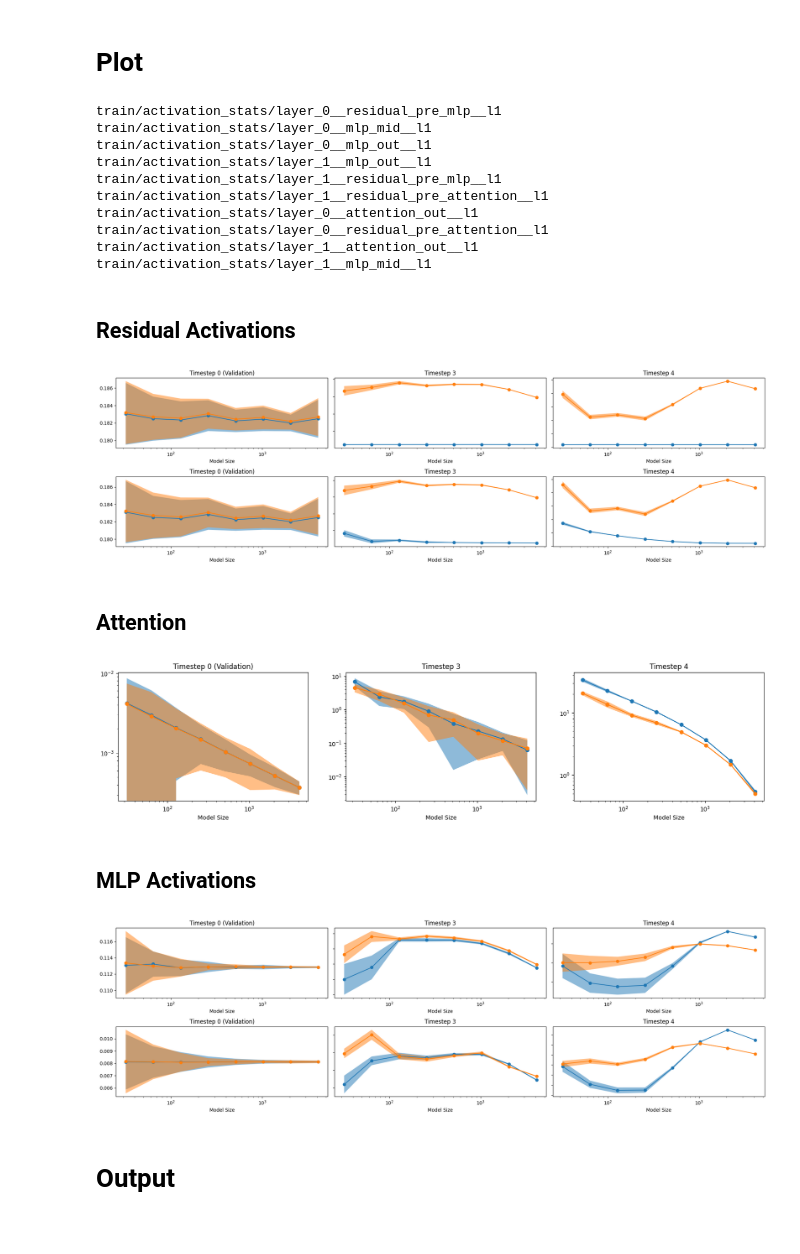
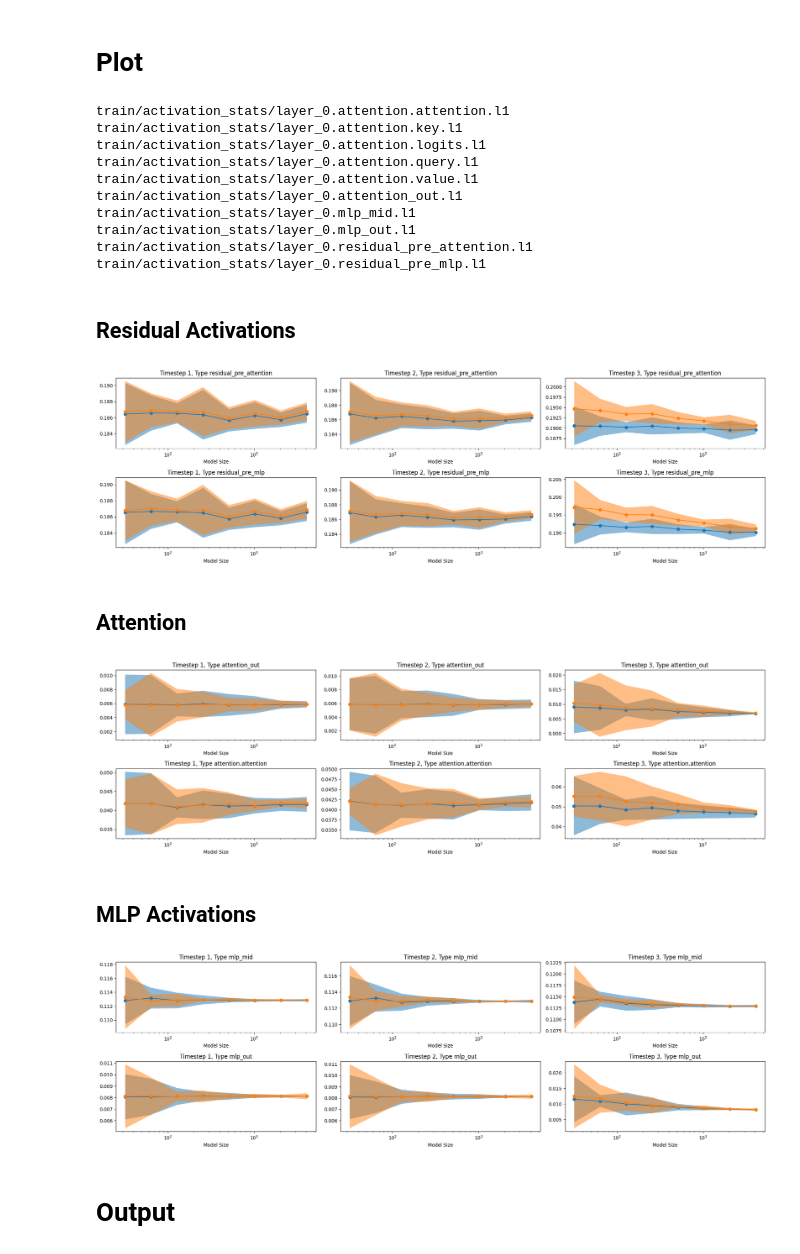
Before and after one commit to langosco/meta-transformer, a Jupyter notebook: notebooks/load-wandb-data.ipynb, the cells around one changed output. Saved outputs shown, nothing was run; the diff lists cells and outputs as text; code cells hidden in the pictures.

```diff
--- a/notebooks/load-wandb-data.ipynb
+++ b/notebooks/load-wandb-data.ipynb
@@ -6,8 +6,8 @@ import pandas as pd
 import tqdm
 
 api = wandb.Api()
-sweep_id = "2t59ndoh" # divide by sqrt(d)
-sweep_id = "mo18ovc2"
+#sweep_id = "ax028kf6"  # lr too high
+sweep_id = "5uy2qtuy"
 sweep = api.sweep("lauro/mup_test/" + sweep_id)
 # %%
 # for run in sweep.runs:
@@ -69,7 +69,7 @@ def get_means_and_stds(act_data):
     return sizes, means, stds
 
 
-def plot_single(timestep: int, name: str, ax=None, title=None):
+def plot_single(timestep: int, name: str, ax=None, title=None, **kwargs):
     """plot one lineplot of activation stats x model size"""
     act_data = get_act_data(timestep, name)
     sizes, means, stds = get_means_and_stds(act_data)
@@ -77,7 +77,7 @@ def plot_single(timestep: int, name: str, ax=None, title=None):
     if ax is None:
         ax = plt.gca()
 
-    ax.plot(sizes, means, "-o")
+    ax.plot(sizes, means, "-o", **kwargs)
     ax.fill_between(sizes, means - stds, means + stds, alpha=0.5)
     ax.set_xlabel('Model Size')
 #    ax.set_ylabel('L1 of Activations')
@@ -105,14 +120,16 @@ def plot_activations(layer: int = 0, layertype: str = "pre_attention", axs=None)
 # %%
 # print columns
-print(*[col for col in wandb_data[0][1].columns if "train/" in col and "l1" in col], sep='\n')
+cols = [col for col in wandb_data[0][1].columns if "train/" in col and "l1" in col and "layer_0" in col]
+cols = sorted(cols)
+print(*cols, sep='\n')
 # %% [output]
-train/activation_stats/layer_0__residual_pre_mlp__l1
-train/activation_stats/layer_0__mlp_mid__l1
-train/activation_stats/layer_0__mlp_out__l1
-train/activation_stats/layer_1__mlp_out__l1
-train/activation_stats/layer_1__residual_pre_mlp__l1
-train/activation_stats/layer_1__residual_pre_attention__l1
-train/activation_stats/layer_0__attention_out__l1
-train/activation_stats/layer_0__residual_pre_attention__l1
-train/activation_stats/layer_1__attention_out__l1
-train/activation_stats/layer_1__mlp_mid__l1
+train/activation_stats/layer_0.attention.attention.l1
+train/activation_stats/layer_0.attention.key.l1
+train/activation_stats/layer_0.attention.logits.l1
+train/activation_stats/layer_0.attention.query.l1
+train/activation_stats/layer_0.attention.value.l1
+train/activation_stats/layer_0.attention_out.l1
+train/activation_stats/layer_0.mlp_mid.l1
+train/activation_stats/layer_0.mlp_out.l1
+train/activation_stats/layer_0.residual_pre_attention.l1
+train/activation_stats/layer_0.residual_pre_mlp.l1
@@ -123,38 +140,44 @@ FIGSIZE = (20, 6)
 # %%
 _, axs = plt.subplots(2, 3, figsize=FIGSIZE)
-plot_activations(layer=0, layertype="residual_pre_attention", axs=axs[0])
-plot_activations(layer=1, layertype="residual_pre_attention", axs=axs[0])
+plot_triple(layer=0, layertype="residual_pre_attention", axs=axs[0])
+plot_triple(layer=1, layertype="residual_pre_attention", axs=axs[0])
 
-plot_activations(layer=0, layertype="residual_pre_mlp", axs=axs[1])
-plot_activations(layer=1, layertype="residual_pre_mlp", axs=axs[1])
+plot_triple(layer=0, layertype="residual_pre_mlp", axs=axs[1])
+plot_triple(layer=1, layertype="residual_pre_mlp", axs=axs[1])
 
 plt.tight_layout()
 # %% [output]
-[figure, old version]
+[figure, new version]
 # %% [markdown]
 ## Attention
 # %%
-_, axs = plt.subplots(1, 3, figsize=(20, 4))
-plot_activations(layer=0, layertype="attention_out", axs=axs)
-plot_activations(layer=1, layertype="attention_out", axs=axs)
+_, axs = plt.subplots(2, 3, figsize=(20, 6))
+plot_triple(layer=0, layertype="attention_out", axs=axs[0])
+plot_triple(layer=1, layertype="attention_out", axs=axs[0])
 
-for ax in axs:
-    ax.set_yscale("log")
+
+plot_triple(layer=0, layertype="attention.attention", axs=axs[1])
+plot_triple(layer=1, layertype="attention.attention", axs=axs[1])
+
+plt.tight_layout()
+
+#for ax in axs:
+#    ax.set_yscale("log")
 # %% [output]
-[figure, old version]
+[figure, new version]
 # %% [markdown]
 ## MLP Activations
 # %%
 _, axs = plt.subplots(2, 3, figsize=FIGSIZE)
-plot_activations(layer=0, layertype="mlp_mid", axs=axs[0])
-plot_activations(layer=1, layertype="mlp_mid", axs=axs[0])
+plot_triple(layer=0, layertype="mlp_mid", axs=axs[0])
+plot_triple(layer=1, layertype="mlp_mid", axs=axs[0])
 
-plot_activations(layer=0, layertype="mlp_out", axs=axs[1])
-plot_activations(layer=1, layertype="mlp_out", axs=axs[1])
+plot_triple(layer=0, layertype="mlp_out", axs=axs[1])
+plot_triple(layer=1, layertype="mlp_out", axs=axs[1])
 
 plt.tight_layout()
 # %% [output]
-[figure, old version]
+[figure, new version]
 # %% [markdown]
 # Output
 # %%
```
Also changed, not shown: parts of 6 cells of this notebook.
